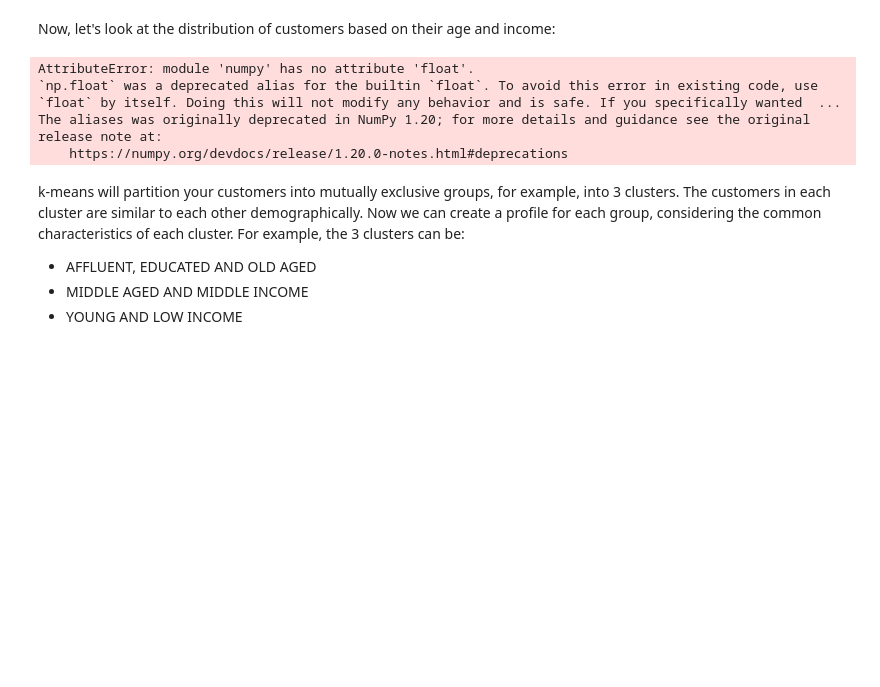
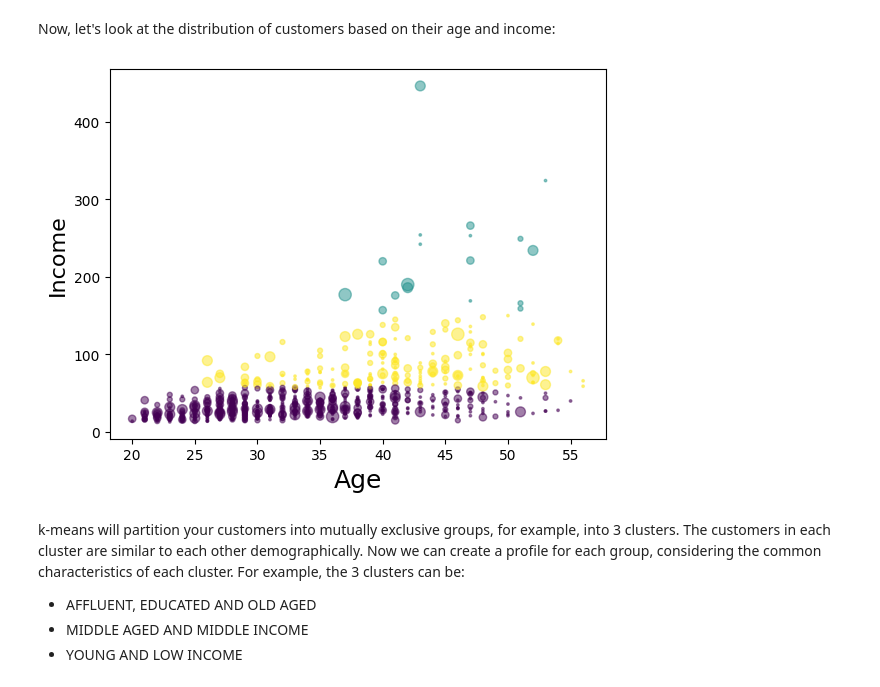
Before and after one commit to jadijadi/machine_learning_with_python_jadi, a Jupyter notebook: ML0101EN-Clus-K-Means-Customer-Seg.ipynb, the cells around one changed output. Saved outputs shown, nothing was run; the diff lists cells and outputs as text; code cells hidden in the pictures; blank space fills up the shorter version.

Commit message:
replace deprecated np.float with float

```diff
--- a/ML0101EN-Clus-K-Means-Customer-Seg.ipynb
+++ b/ML0101EN-Clus-K-Means-Customer-Seg.ipynb
@@ -375,16 +375,13 @@ df.groupby('Clus_km').mean()
 Now, let's look at the distribution of customers based on their age and income:
 # %%
 area = np.pi * ( X[:, 1])**2
-plt.scatter(X[:, 0], X[:, 3], s=area, c=labels.astype(np.float), alpha=0.5)
+plt.scatter(X[:, 0], X[:, 3], s=area, c=labels.astype(float), alpha=0.5)
 plt.xlabel('Age', fontsize=18)
 plt.ylabel('Income', fontsize=16)
 
 plt.show()
 # %% [output]
-AttributeError: module 'numpy' has no attribute 'float'.
-`np.float` was a deprecated alias for the builtin `float`. To avoid this error in existing code, use `float` by itself. Doing this will not modify any behavior and is safe. If you specifically wanted  ...
-The aliases was originally deprecated in NumPy 1.20; for more details and guidance see the original release note at:
-    https://numpy.org/devdocs/release/1.20.0-notes.html#deprecations
+[figure, added]
 # %%
 from mpl_toolkits.mplot3d import Axes3D
 fig = plt.figure(1, figsize=(8, 6))
```
